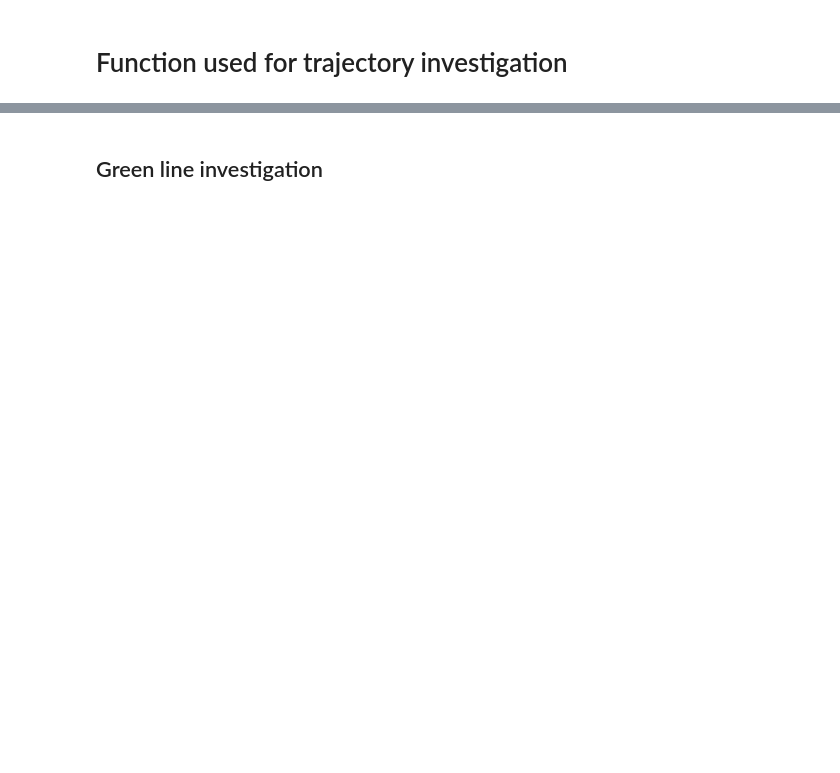
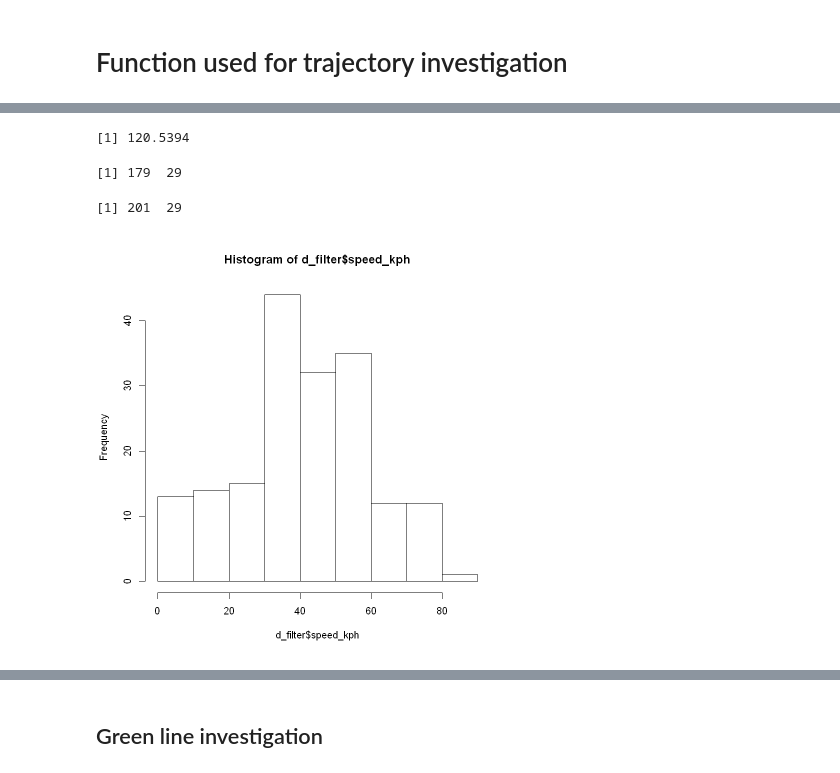
Before and after one commit to narslab/treem, a Jupyter notebook: bin/jupyter/vehicle-trajectory-computation.ipynb, the cells around one changed output, grey strips where cells are left out. Drawn from its saved outputs; the diff is of its cells as text; code cells hidden in the pictures; blank space fills up the shorter version.

```diff
--- a/bin/jupyter/vehicle-trajectory-computation.ipynb
+++ b/bin/jupyter/vehicle-trajectory-computation.ipynb
@@ -391,0 +261,14 @@ train_plot = function(df){
+# %%
+max(d_filter$dist_meters)
+# %% [output]
+[1] 120.5394
+# %%
+dim(d_filter)
+dim(clean_trajectory)
+# %% [output]
+[1] 179  29
+[1] 201  29
+# %%
+hist(d_filter$speed_kph)
+# %% [output]
+[figure, added]
```
Also changed, not shown: parts of 40 cells of this notebook, 2 other files.
